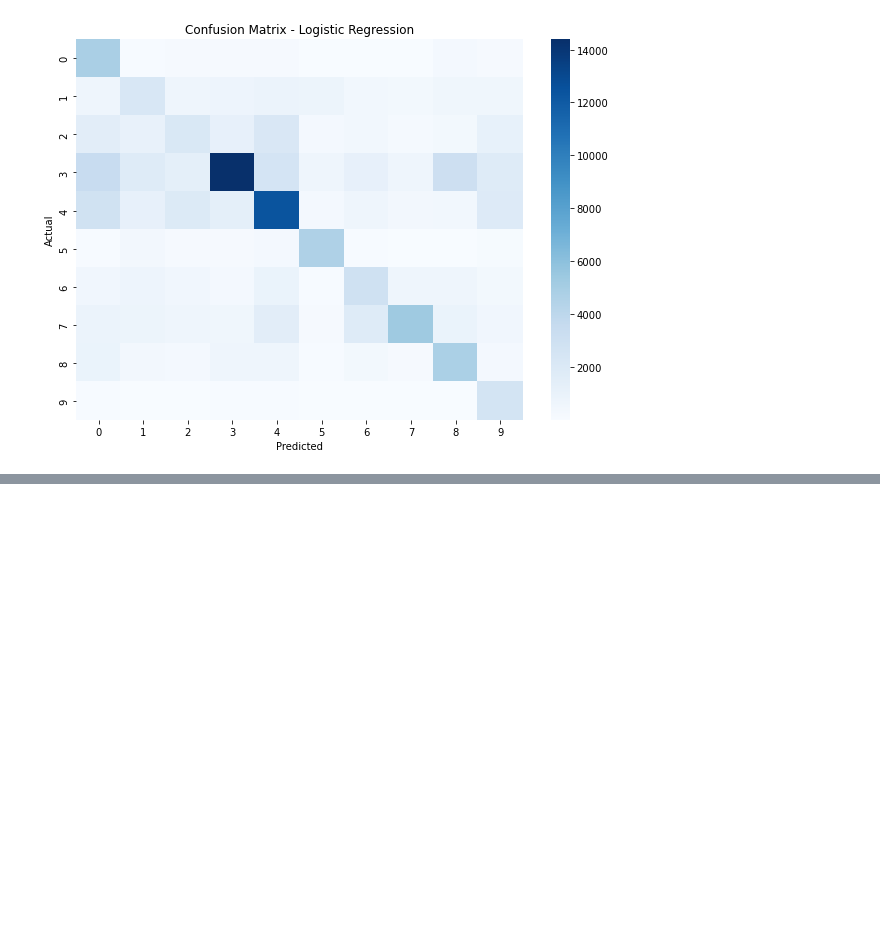
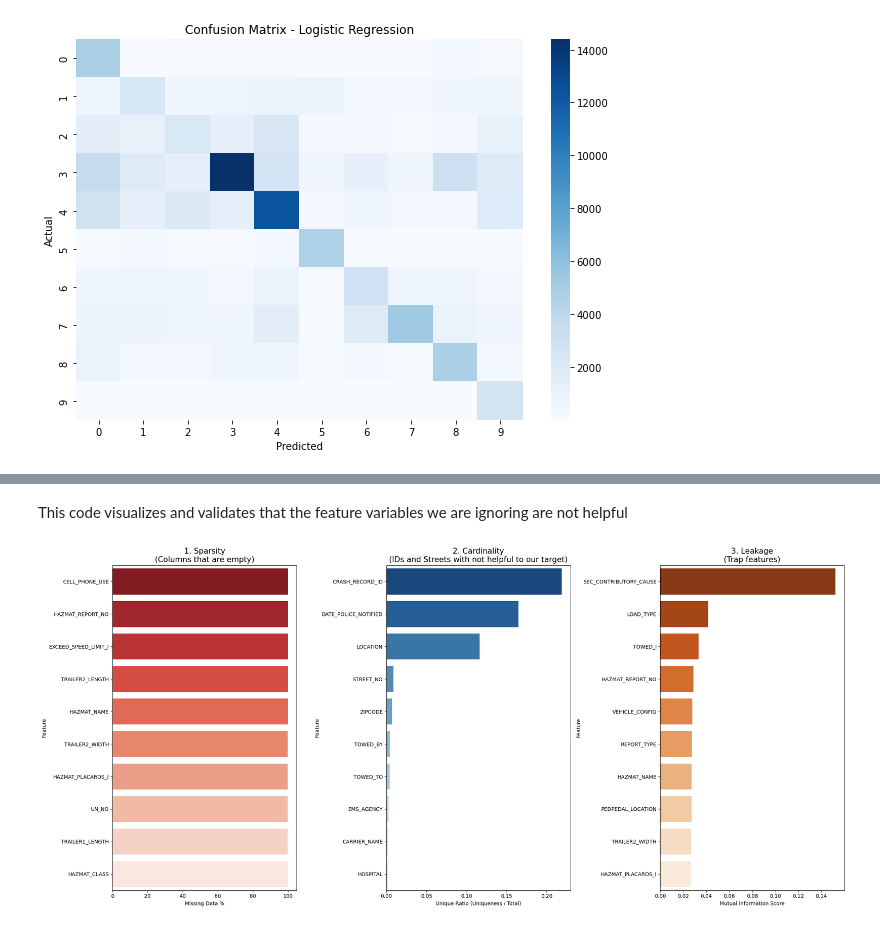
Before and after one commit to ChairoSolutions/Chicago-crash-cause-prediction, a Jupyter notebook: index.ipynb, the cells around one changed output, grey strips where cells are left out. Saved outputs shown, nothing was run; the diff lists cells and outputs as text; code cells hidden in the pictures; blank space fills up the shorter version.

Commit message:
Feature metrics

```diff
--- a/index.ipynb
+++ b/index.ipynb
@@ -956,0 +1059,65 @@ Key observations:
+# %% [markdown]
+This code visualizes and validates that the feature variables we are ignoring are not helpful
+# %%
+import pandas as pd
+import seaborn as sns
+import matplotlib.pyplot as plt
+from sklearn.feature_selection import mutual_info_classif
+
+# Create the Visual DataFrame (Temporary Merge)
+df_audit = crashes.merge(vehicles, on='CRASH_RECORD_ID', how='left') \
+                  .merge(people, on='CRASH_RECORD_ID', how='left')
+
+# Calculation
+def get_proof_metrics(df, features, target):
+    results = []
+    # Sample for speed (Mutual Info can be slow)
+    df_sample = df.sample(min(10000, len(df)), random_state=42)
+
+    for col in features:
+        if col not in df.columns: continue
+
+        # Metric A: Sparsity (Missing %)
+        missing = df[col].isnull().mean() * 100
+
+        # Metric B: Cardinality (Unique/Total)
+        cardinality = df[col].nunique() / len(df)
+
+        # Metric C: Leakage (Mutual Information Score)
+        # Factorize handles strings for math
+        x_enc = pd.factorize(df_sample[col])[0].reshape(-1, 1)
+        y_enc = pd.factorize(df_sample[target])[0]
+        mi = mutual_info_classif(x_enc, y_enc)[0]
+
+        results.append({'Feature': col, 'Missing_Pct': missing,
+                        'Cardinality': cardinality, 'Leakage_Score': mi})
+    return pd.DataFrame(results)
+
+# Generate the data
+proof_df = get_proof_metrics(df_audit, ignore_features, 'PRIM_CONTRIBUTORY_CAUSE')
+
+# The 3-Panel Dashboard
+fig, axes = plt.subplots(1, 3, figsize=(22, 10))
+
+# Panel 1: Sparsity (Missing Values)
+top_missing = proof_df.nlargest(10, 'Missing_Pct')
+sns.barplot(ax=axes[0], data=top_missing, x='Missing_Pct', y='Feature', palette='Reds_r')
+axes[0].set_title("1. Sparsity\n(Columns that are empty)", fontsize=15)
+axes[0].set_xlabel("Missing Data %")
+
+# Panel 2: Cardinality (Overfitting Risk)
+top_card = proof_df.nlargest(10, 'Cardinality')
+sns.barplot(ax=axes[1], data=top_card, x='Cardinality', y='Feature', palette='Blues_r')
+axes[1].set_title("2. Cardinality\n(IDs and Streets with not helpful to our target)", fontsize=15)
+axes[1].set_xlabel("Unique Ratio (Uniqueness / Total)")
+
+# Panel 3: Leakage (Cheating Risk)
+top_leak = proof_df.nlargest(10, 'Leakage_Score')
+sns.barplot(ax=axes[2], data=top_leak, x='Leakage_Score', y='Feature', palette='Oranges_r')
+axes[2].set_title("3. Leakage\n(Trap features)", fontsize=15)
+axes[2].set_xlabel("Mutual Information Score")
+
+plt.tight_layout()
+plt.show()
+# %% [output]
+[figure, added]
```
Also changed, not shown: parts of 13 cells of this notebook.
